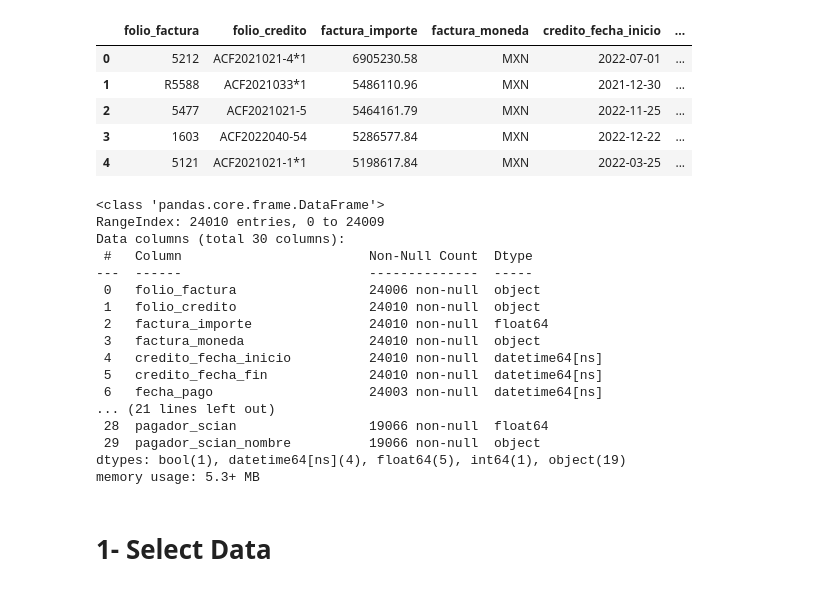
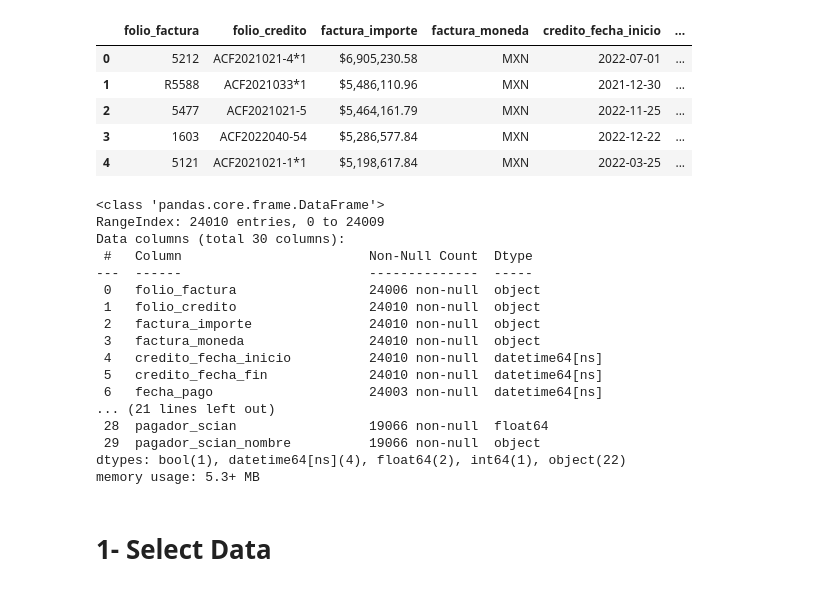
Before and after one commit to jrolopez20/blu-ml, a Jupyter notebook: 2- Data preparation.ipynb, the cells around one changed output. Saved outputs shown, nothing was run; the diff lists cells and outputs as text; code cells hidden in the pictures.

```diff
--- a/2- Data preparation.ipynb
+++ b/2- Data preparation.ipynb
@@ -20,20 +20,20 @@ pd.options.display.max_columns = None
 # %%
 bucket_name = 'finance-factoring-ml-dev'
 
 # Import Products
 df = pd.read_csv(
-    's3://{}/data/formatted_dataset.csv'.format(bucket_name),
+    's3://{}/input/raw_dataset.csv'.format(bucket_name),
     sep=',',
     parse_dates=['credito_fecha_inicio', 'credito_fecha_fin', 'fecha_pago', 'cliente_fecha_nacimiento']
 )
 df.head()
 # %% [output]
 |  | folio_factura | folio_credito | factura_importe | factura_moneda | credito_fecha_inicio | ... |
-| 0 | 5212 | ACF2021021-4*1 | 6905230.58 | MXN | 2022-07-01 | ... |
-| 1 | R5588 | ACF2021033*1 | 5486110.96 | MXN | 2021-12-30 | ... |
-| 2 | 5477 | ACF2021021-5 | 5464161.79 | MXN | 2022-11-25 | ... |
-| 3 | 1603 | ACF2022040-54 | 5286577.84 | MXN | 2022-12-22 | ... |
-| 4 | 5121 | ACF2021021-1*1 | 5198617.84 | MXN | 2022-03-25 | ... |
+| 0 | 5212 | ACF2021021-4*1 | $6,905,230.58 | MXN | 2022-07-01 | ... |
+| 1 | R5588 | ACF2021033*1 | $5,486,110.96 | MXN | 2021-12-30 | ... |
+| 2 | 5477 | ACF2021021-5 | $5,464,161.79 | MXN | 2022-11-25 | ... |
+| 3 | 1603 | ACF2022040-54 | $5,286,577.84 | MXN | 2022-12-22 | ... |
+| 4 | 5121 | ACF2021021-1*1 | $5,198,617.84 | MXN | 2022-03-25 | ... |
 # %%
 df.info()
 # %% [output]
@@ -44,7 +44,7 @@ Data columns (total 30 columns):
 ---  ------                        --------------  -----
  0   folio_factura                 24006 non-null  object
  1   folio_credito                 24010 non-null  object
- 2   factura_importe               24010 non-null  float64
+ 2   factura_importe               24010 non-null  object
  3   factura_moneda                24010 non-null  object
  4   credito_fecha_inicio          24010 non-null  datetime64[ns]
  5   credito_fecha_fin             24010 non-null  datetime64[ns]
@@ -52,7 +52,7 @@ Data columns (total 30 columns):
 ... (21 lines left out)
  28  pagador_scian                 19066 non-null  float64
  29  pagador_scian_nombre          19066 non-null  object
-dtypes: bool(1), datetime64[ns](4), float64(5), int64(1), object(19)
+dtypes: bool(1), datetime64[ns](4), float64(2), int64(1), object(22)
 memory usage: 5.3+ MB
 # %% [markdown]
 # 1- Select Data
```
Also changed, not shown: parts of 30 cells of this notebook, 7 other files.
